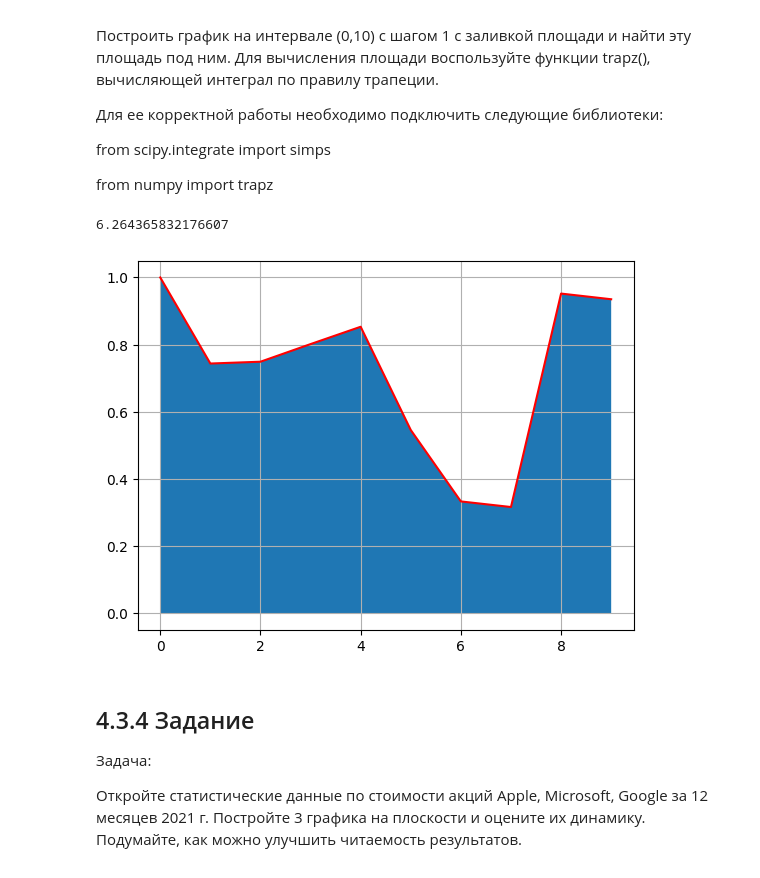
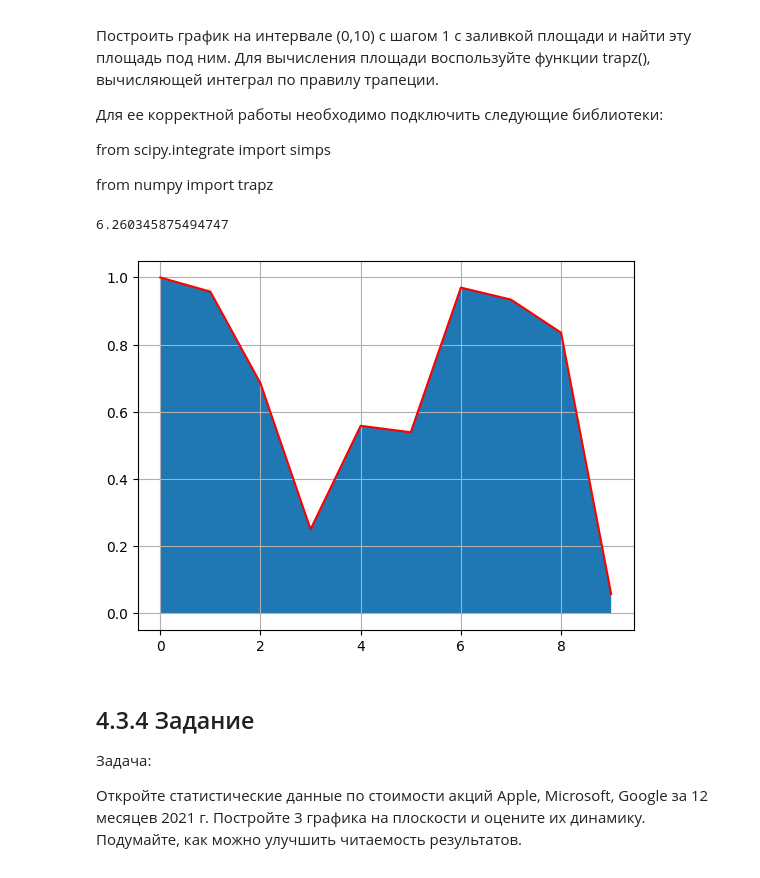
Before and after one commit to sergkhr/VUZai, a Jupyter notebook: First/Khrechko_IKBO-03-21_First_Practice.ipynb, the cells around one changed output. Drawn from its saved outputs; the diff is of its cells as text; code cells hidden in the pictures.

```diff
--- a/First/Khrechko_IKBO-03-21_First_Practice.ipynb
+++ b/First/Khrechko_IKBO-03-21_First_Practice.ipynb
@@ -408,19 +411,19 @@ from numpy import trapz
 # %%
 import numpy as np
 import matplotlib.pyplot as plt
 from scipy.integrate import simps
 from numpy import trapz
 x = np.arange(0, 10, 1)
-y = np.abs(np.cos(x*np.exp(np.cos(x)) + np.log(x+1)))
+y = np.abs(np.cos(x*np.exp(np.cos(x) + np.log(x+1))))
 plt.grid()
 plt.plot(x, y, c = "r")
 plt.fill_between(x, y)
 
 area = trapz(y)
 print(area)
 # %% [output]
-6.264365832176607
+6.260345875494747
-[figure, old version]
+[figure, new version]
 # %% [markdown]
 ## 4.3.4 Задание
 
```
Also changed, not shown: parts of 7 cells of this notebook, 1 other file.
